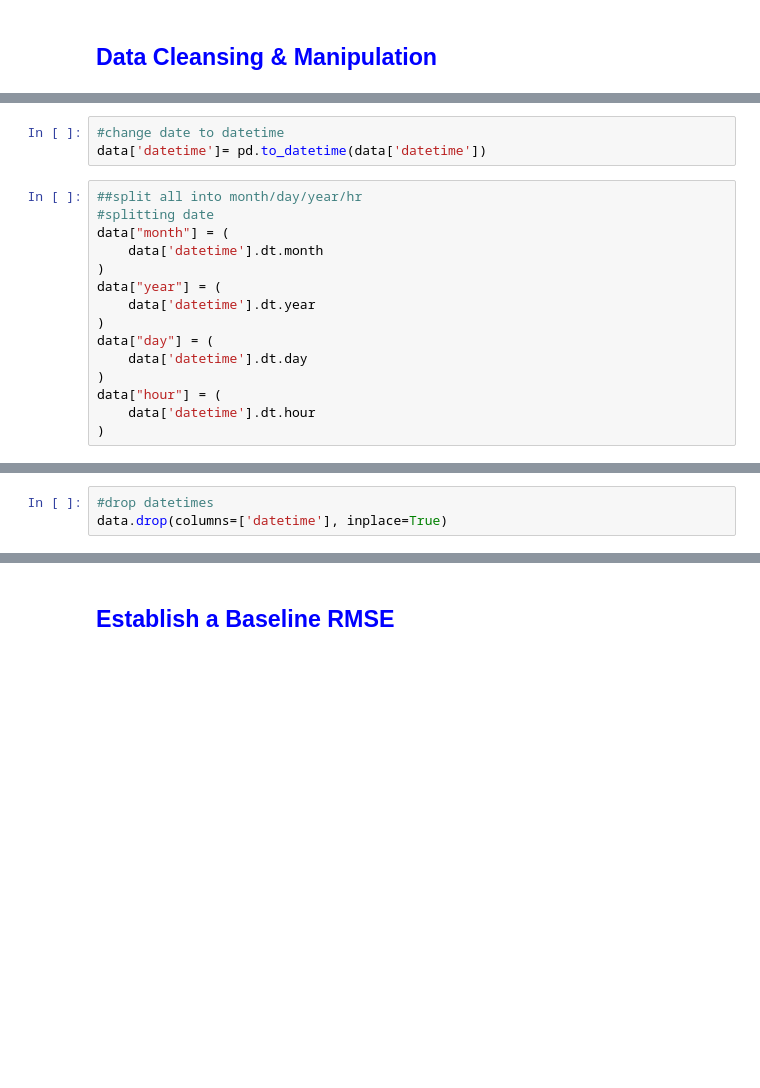
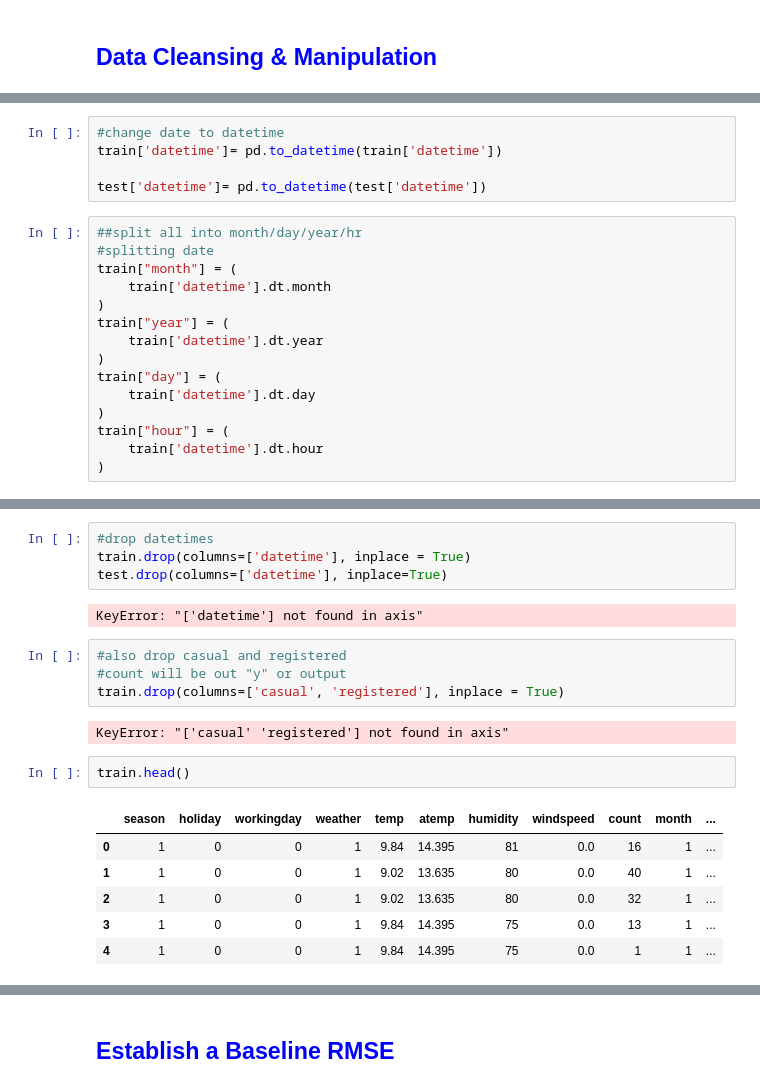
Before and after one commit to zspieges/bike-share-pred, a Jupyter notebook: BikeShare.ipynb, the cells around one changed output, grey strips where cells are left out. Saved outputs shown, nothing was run; the diff lists cells and outputs as text; blank space fills up the shorter version.

```diff
--- a/BikeShare.ipynb
+++ b/BikeShare.ipynb
@@ -101,18 +120,20 @@ dtype: object
 # %%
 #change date to datetime
-data['datetime']= pd.to_datetime(data['datetime'])
+train['datetime']= pd.to_datetime(train['datetime'])
+
+test['datetime']= pd.to_datetime(test['datetime'])
 # %%
 ##split all into month/day/year/hr
 #splitting date
-data["month"] = (
-    data['datetime'].dt.month
+train["month"] = (
+    train['datetime'].dt.month
 )
-data["year"] = (
-    data['datetime'].dt.year
+train["year"] = (
+    train['datetime'].dt.year
 )
-data["day"] = (
-    data['datetime'].dt.day
+train["day"] = (
+    train['datetime'].dt.day
 )
-data["hour"] = (
-    data['datetime'].dt.hour
+train["hour"] = (
+    train['datetime'].dt.hour
 )
@@ -119,3 +155,21 @@ data["hour"] = (
 # %%
 #drop datetimes
-data.drop(columns=['datetime'], inplace=True)
+train.drop(columns=['datetime'], inplace = True)
+test.drop(columns=['datetime'], inplace=True)
+# %% [output]
+KeyError: "['datetime'] not found in axis"
+# %%
+#also drop casual and registered
+#count will be out "y" or output
+train.drop(columns=['casual', 'registered'], inplace = True)
+# %% [output]
+KeyError: "['casual' 'registered'] not found in axis"
+# %%
+train.head()
+# %% [output]
+|  | season | holiday | workingday | weather | temp | atemp | humidity | windspeed | count | month | ... |
+| 0 | 1 | 0 | 0 | 1 | 9.84 | 14.395 | 81 | 0.0 | 16 | 1 | ... |
+| 1 | 1 | 0 | 0 | 1 | 9.02 | 13.635 | 80 | 0.0 | 40 | 1 | ... |
+| 2 | 1 | 0 | 0 | 1 | 9.02 | 13.635 | 80 | 0.0 | 32 | 1 | ... |
+| 3 | 1 | 0 | 0 | 1 | 9.84 | 14.395 | 75 | 0.0 | 13 | 1 | ... |
+| 4 | 1 | 0 | 0 | 1 | 9.84 | 14.395 | 75 | 0.0 | 1 | 1 | ... |
```
Also changed, not shown: parts of 18 cells of this notebook.
